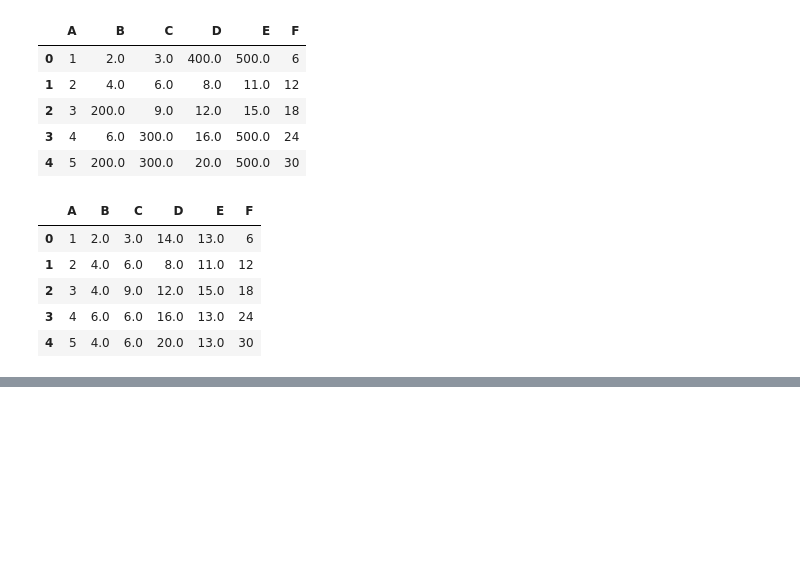
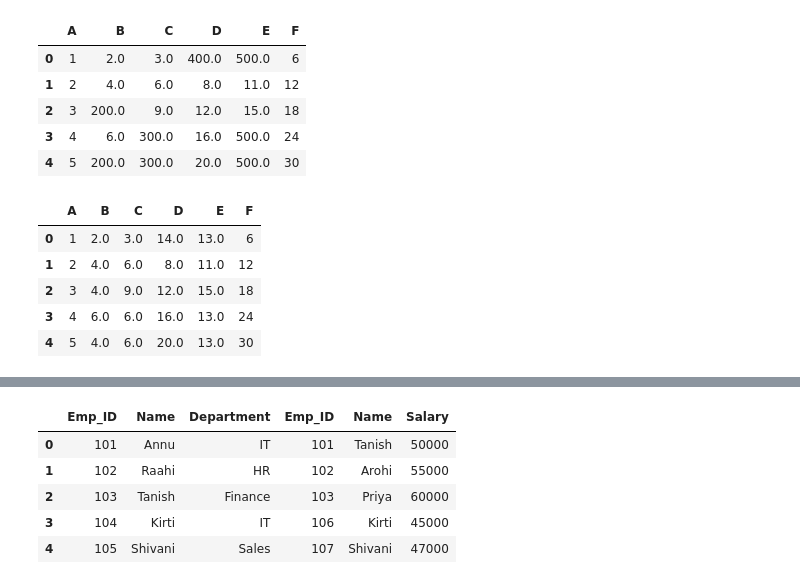
Before and after one commit to snehagupta-data/Python-Notes, a Jupyter notebook: Pandas/Pandas_Operations.ipynb, the cells around one changed output, grey strips where cells are left out. Saved outputs shown, nothing was run; the diff lists cells and outputs as text; code cells hidden in the pictures; blank space fills up the shorter version.

```diff
--- a/Pandas/Pandas_Operations.ipynb
+++ b/Pandas/Pandas_Operations.ipynb
@@ -149,0 +230,9 @@ df.fillna(df.mean())
+# %%
+pd.concat([Employees,Salaries],axis=1) #Side-by-side Index must align
+# %% [output]
+|  | Emp_ID | Name | Department | Emp_ID | Name | Salary |
+| 0 | 101 | Annu | IT | 101 | Tanish | 50000 |
+| 1 | 102 | Raahi | HR | 102 | Arohi | 55000 |
+| 2 | 103 | Tanish | Finance | 103 | Priya | 60000 |
+| 3 | 104 | Kirti | IT | 106 | Kirti | 45000 |
+| 4 | 105 | Shivani | Sales | 107 | Shivani | 47000 |
```
Also changed, not shown: parts of 8 cells of this notebook.
